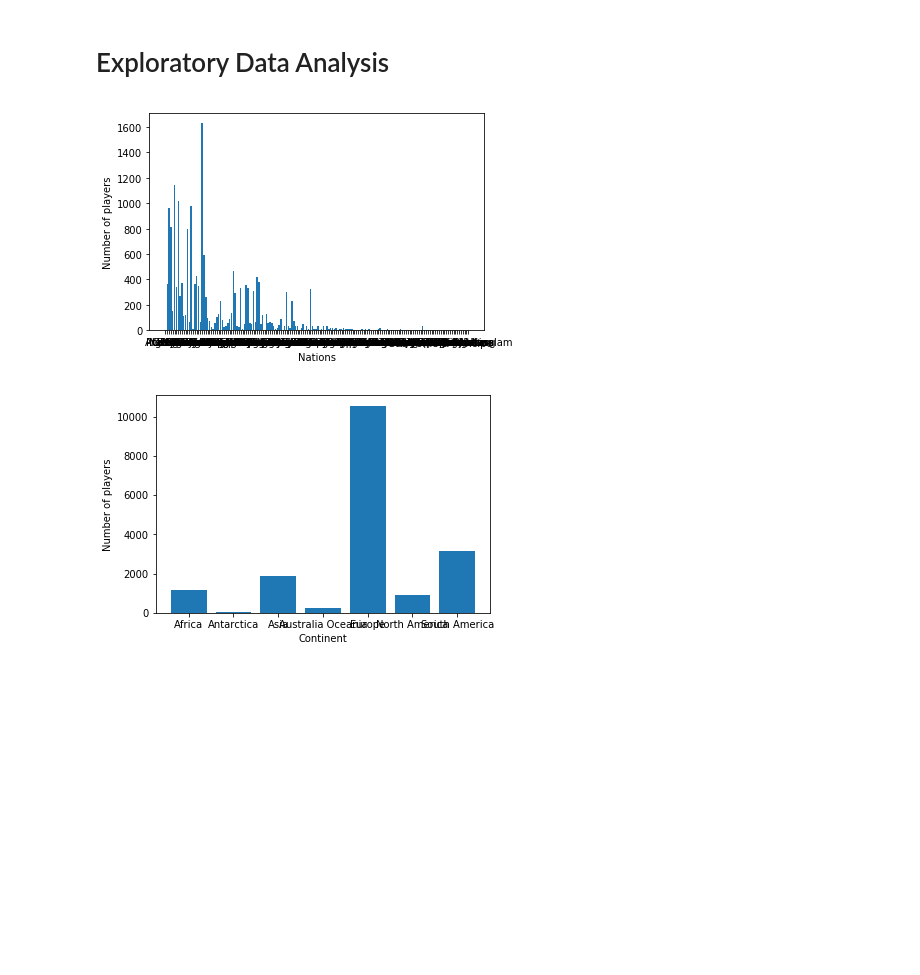
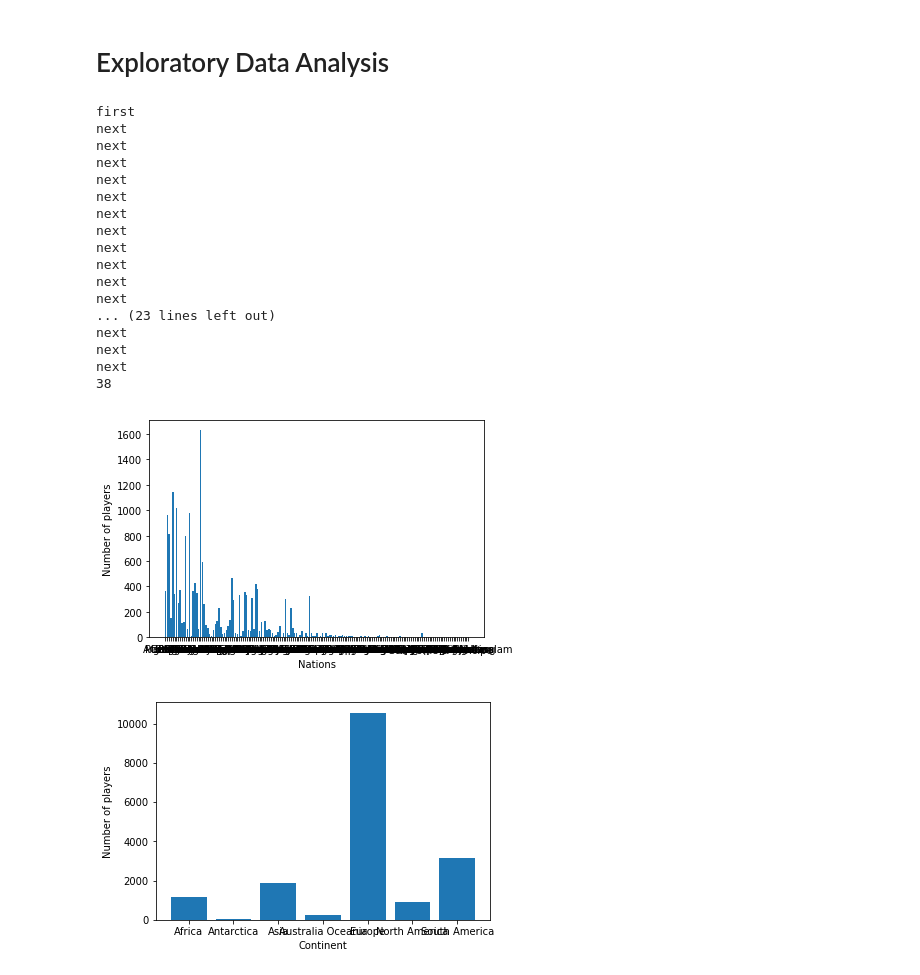
Before and after one commit to Fournierp/Fifa18, a Jupyter notebook: Fifa 18 Model.ipynb, the cells around one changed output. Saved outputs shown, nothing was run; the diff lists cells and outputs as text; code cells hidden in the pictures; blank space fills up the shorter version.

```diff
--- a/Fifa 18 Model.ipynb
+++ b/Fifa 18 Model.ipynb
@@ -93,21 +93,44 @@ processed_df['ST'] = processed_df['ST'].apply(strToInt)
 # %%
 #Show the number of player per country
 nations = {'Nation': 0}
 def count_nations(nation):
     if (nation in nations):
         nations[nation] = nations[nation]+1
+        if(nation == 'New Zealand'):
+            print('next')
     else:
         nations[nation] = 1
+        if(nation == 'New Zealand'):
+            print('first')
+
 
 processed_df['Nationality'].apply(count_nations)
-
+nations.pop('Nation', None)
+print(nations['New Zealand'])
 plt.bar(range(len(nations)), list(nations.values()), align='center',)
 plt.xticks(range(len(nations)), list(nations.keys()))
 plt.xlabel('Nations')
 plt.ylabel('Number of players')
 plt.show()
 # %% [output]
+first
+next
+next
+next
+next
+next
+next
+next
+next
+next
+next
+next
+... (23 lines left out)
+next
+next
+next
+38
-[figure, old version]
+[figure, new version]
 # %%
 continent_list = {
     'Africa' : ['Algeria','Angola','Benin','Botswana','Burkina','Burundi','Cameroon','Cape Verde','Central African Republic','Chad','Comoros','Congo','DR Congo','Djibouti','Egypt','Equatorial Guinea','Eritrea','Ethiopia','Gabon','Gambia','Ghana','Guinea','Guinea Bissau','Ivory Coast','Kenya','Lesotho','Liberia','Libya','Madagascar','Malawi','Mali','Mauritania','Mauritius','Morocco','Mozambique','Namibia','Niger','Nigeria','Rwanda','Sao Tome and Principe','Senegal','Seychelles','Sierra Leone','Somalia','South Africa','South Sudan','Sudan','Swaziland','Tanzania','Togo','Tunisia','Uganda','Zambia','Zimbabwe','Burkina Faso'],
```
Also changed, not shown: parts of 4 cells of this notebook.
